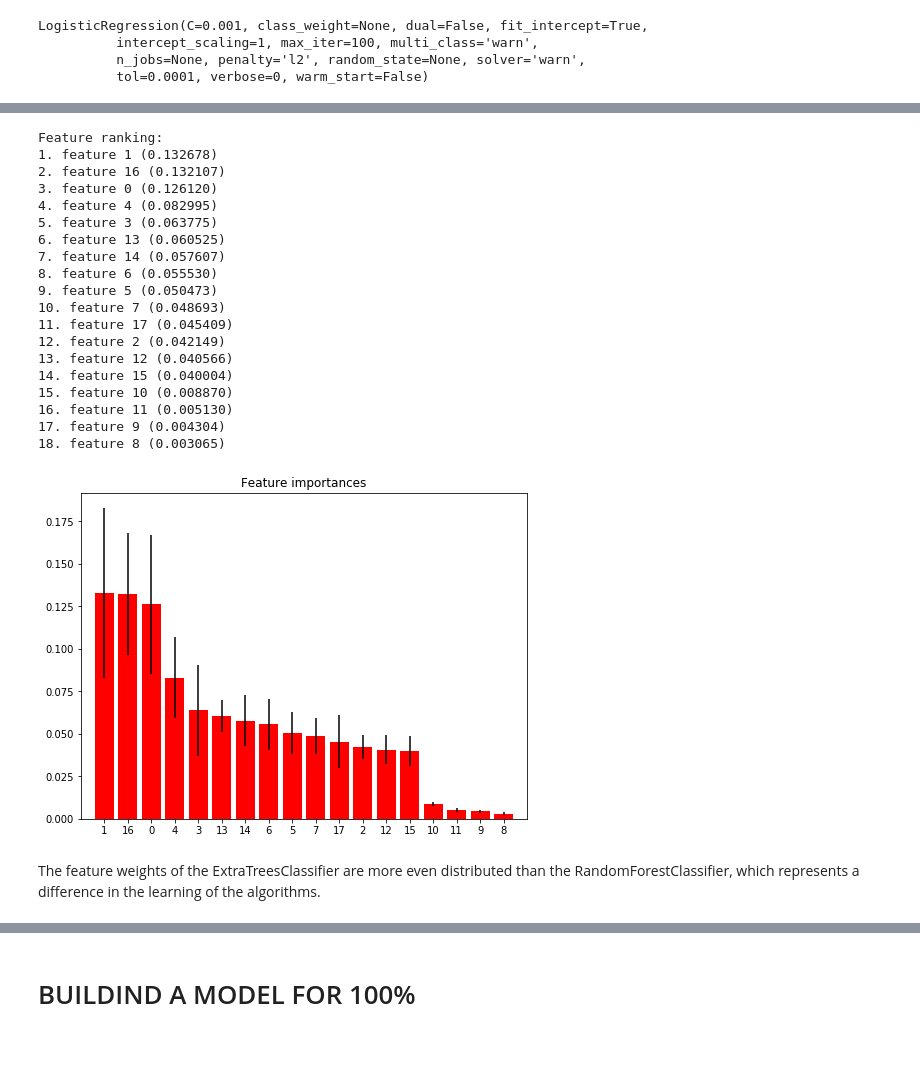
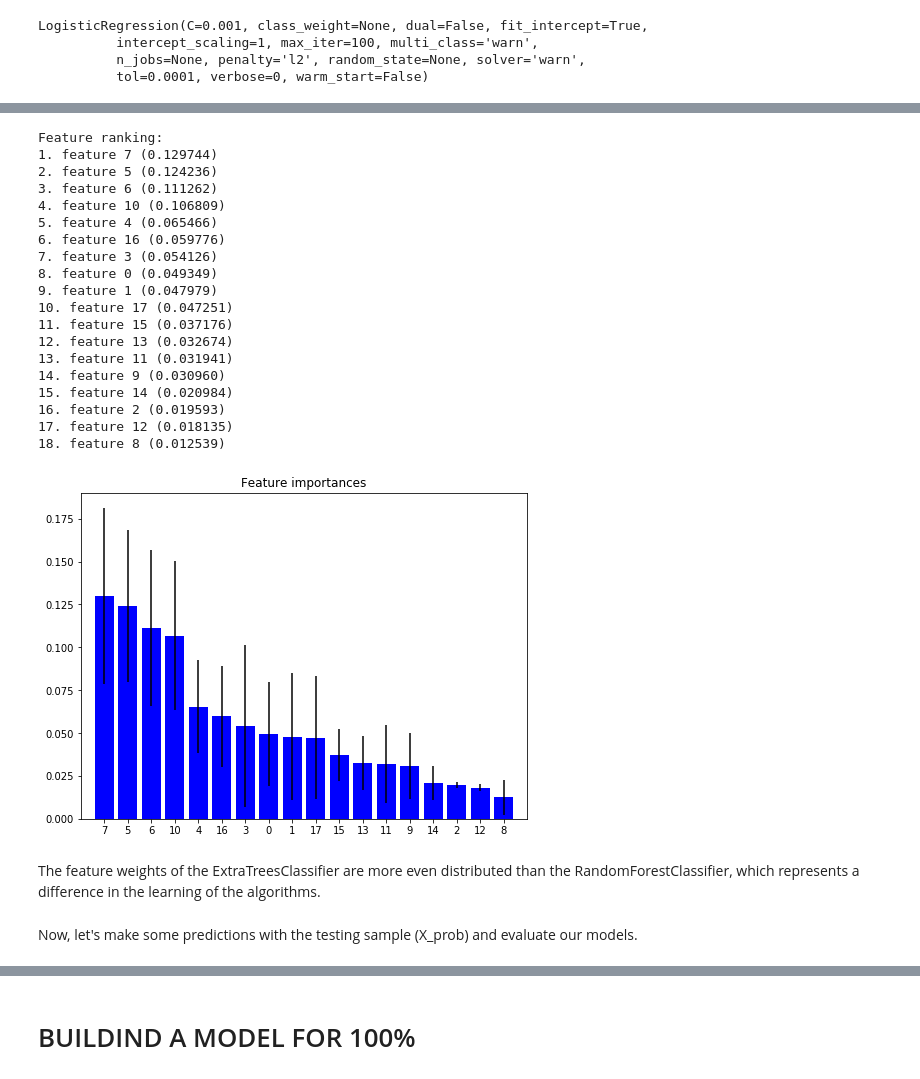
Before and after one commit to lucastravi/mortgage_backed_securities, a Jupyter notebook: mortgage_back_securities.ipynb, the cells around one changed output, grey strips where cells are left out. Cells and saved outputs as stored; diff of their text form; code cells hidden in the pictures; blank space fills up the shorter version.

```diff
--- a/mortgage_back_securities.ipynb
+++ b/mortgage_back_securities.ipynb
@@ -507,4 +516,4 @@ df_probability.shape
 # %%
-df_clean = df_clean[df_clean['time'] <= 59]
+df_clean = df_clean[df_clean['time'] <= 42]
 df_clean.shape
 # %% [output]
@@ -723,42 +732,42 @@ scores_rf.mean()
 # %%
 importances_rf = rf_cl.feature_importances_
 std_rf = np.std([tree.feature_importances_ for tree in rf_cl.estimators_],
              axis=0)
 indices_rf = np.argsort(importances_rf)[::-1]
 # Print the feature ranking
 print("Feature ranking:")
 
 for f in range(X.shape[1]):
     print("%d. feature %d (%f)" % (f + 1, indices_rf[f], importances_rf[indices_rf[f]]))
 
 # Plot the feature importances of the forest
 plt.figure(figsize = (8, 6))
 plt.title("Feature importances")
 plt.bar(range(X.shape[1]), importances_rf[indices_rf],
-       color="r", yerr=std_rf[indices_rf], align="center")
+       color="b", yerr=std_rf[indices_rf], align="center")
 plt.xticks(range(X.shape[1]), indices_rf)
 plt.xlim([-1, X.shape[1]])
 plt.show()
 # %% [output]
 Feature ranking:
-1. feature 1 (0.132678)
-2. feature 16 (0.132107)
-3. feature 0 (0.126120)
-4. feature 4 (0.082995)
-5. feature 3 (0.063775)
-6. feature 13 (0.060525)
-7. feature 14 (0.057607)
-8. feature 6 (0.055530)
-9. feature 5 (0.050473)
-10. feature 7 (0.048693)
-11. feature 17 (0.045409)
-12. feature 2 (0.042149)
-13. feature 12 (0.040566)
-14. feature 15 (0.040004)
-15. feature 10 (0.008870)
-16. feature 11 (0.005130)
-17. feature 9 (0.004304)
-18. feature 8 (0.003065)
+1. feature 7 (0.129744)
+2. feature 5 (0.124236)
+3. feature 6 (0.111262)
+4. feature 10 (0.106809)
+5. feature 4 (0.065466)
+6. feature 16 (0.059776)
+7. feature 3 (0.054126)
+8. feature 0 (0.049349)
+9. feature 1 (0.047979)
+10. feature 17 (0.047251)
+11. feature 15 (0.037176)
+12. feature 13 (0.032674)
+13. feature 11 (0.031941)
+14. feature 9 (0.030960)
+15. feature 14 (0.020984)
+16. feature 2 (0.019593)
+17. feature 12 (0.018135)
+18. feature 8 (0.012539)
-[figure, old version]
+[figure, new version]
 # %% [markdown]
 The feature weights of the ExtraTreesClassifier are more even distributed than the RandomForestClassifier, which represents a difference in the learning of the algorithms.
@@ -767,0 +774,2 @@ y_prob = df_probability.iloc[:, 20]
+# %% [markdown]
+Now, let's make some predictions with the testing sample (X_prob) and evaluate our models.
```
Also changed, not shown: parts of 49 cells of this notebook, 1 other file.
